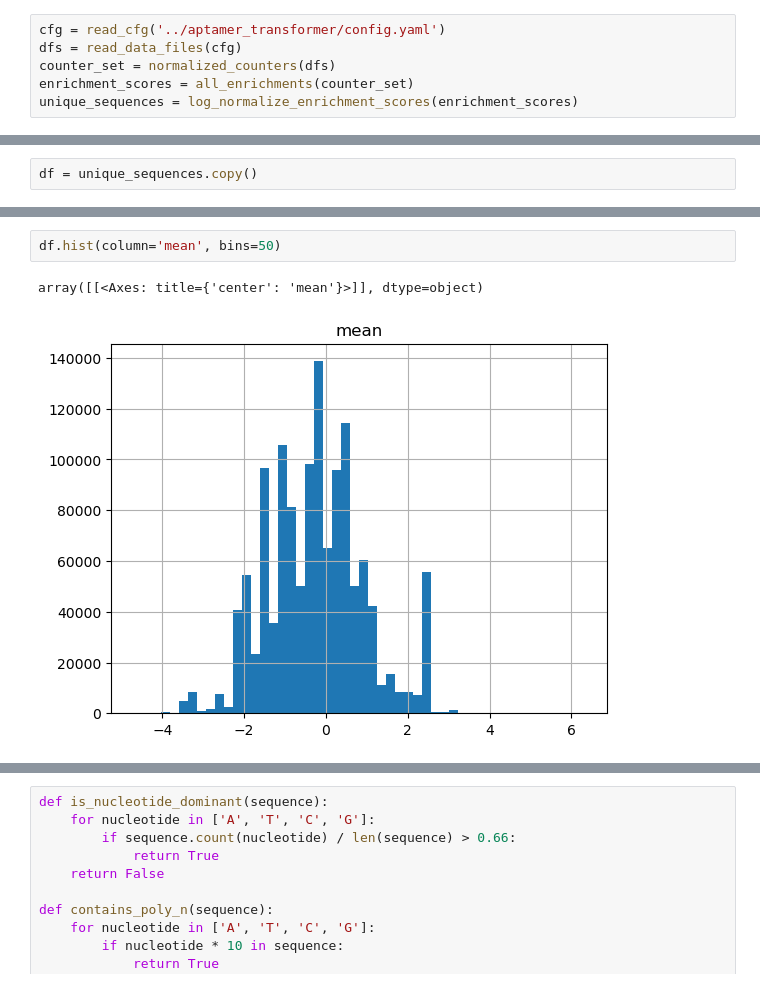
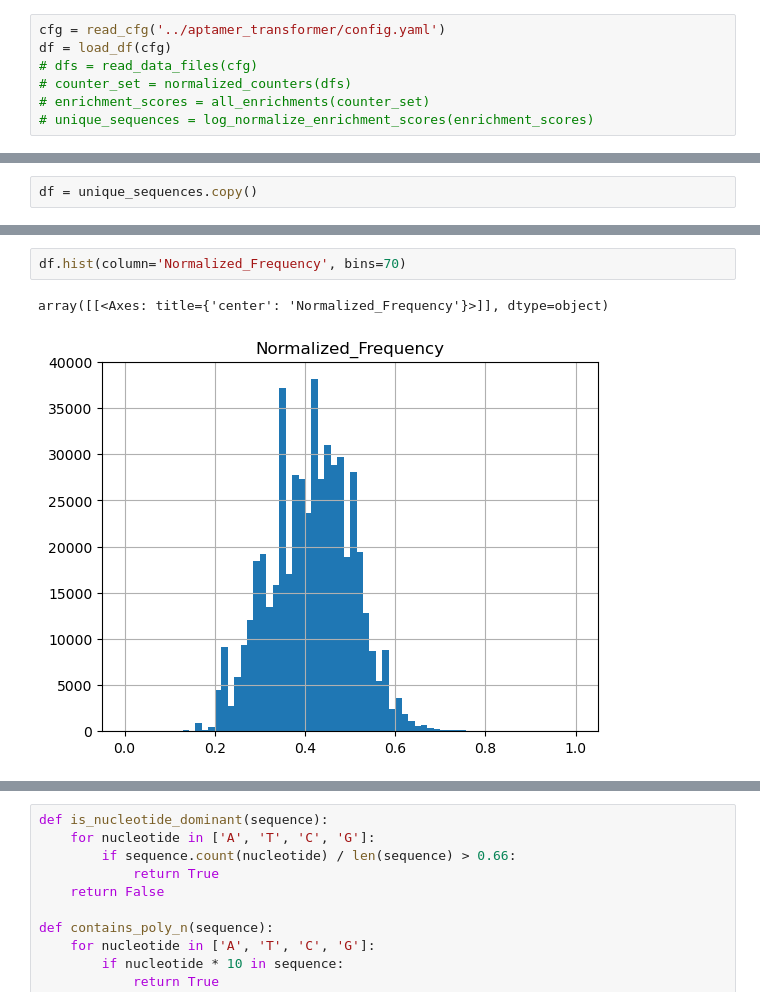
Before and after one commit to mlsample/aptamer_transformer, a Jupyter notebook: notebooks/run_inference.ipynb, the cells around one changed output, grey strips where cells are left out. Drawn from its saved outputs; the diff is of its cells as text.

```diff
--- a/notebooks/run_inference.ipynb
+++ b/notebooks/run_inference.ipynb
@@ -38,9 +34,10 @@ To enable the following instructions: AVX2 AVX512F AVX512_VNNI FMA, in other ope
 # %%
 cfg = read_cfg('../aptamer_transformer/config.yaml')
-dfs = read_data_files(cfg)
-counter_set = normalized_counters(dfs)
-enrichment_scores = all_enrichments(counter_set)
-unique_sequences = log_normalize_enrichment_scores(enrichment_scores)
+df = load_df(cfg)
+# dfs = read_data_files(cfg)
+# counter_set = normalized_counters(dfs)
+# enrichment_scores = all_enrichments(counter_set)
+# unique_sequences = log_normalize_enrichment_scores(enrichment_scores)
 # %%
 df = log_normed_load_and_preprocess_enrichment_data(cfg)
 # %%
@@ -59,5 +72,5 @@ df = unique_sequences.copy()
 # %%
-df.hist(column='mean', bins=50)
+df.hist(column='Normalized_Frequency', bins=70)
 # %% [output]
-array([[<Axes: title={'center': 'mean'}>]], dtype=object)
+array([[<Axes: title={'center': 'Normalized_Frequency'}>]], dtype=object)
-[figure, old version]
+[figure, new version]
```
Also changed, not shown: parts of 3 cells of this notebook, 12 other files.
